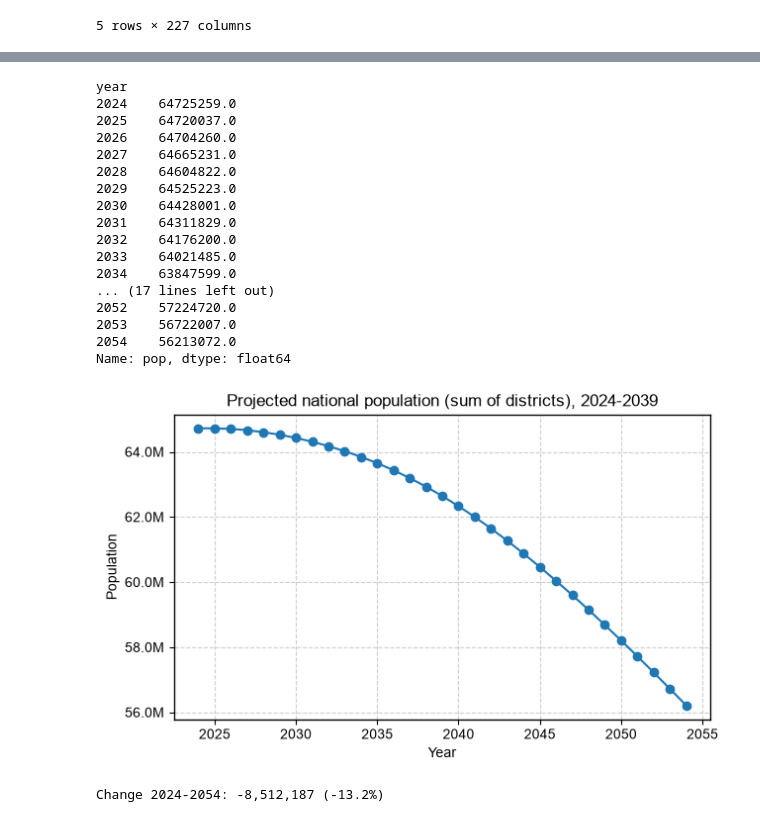
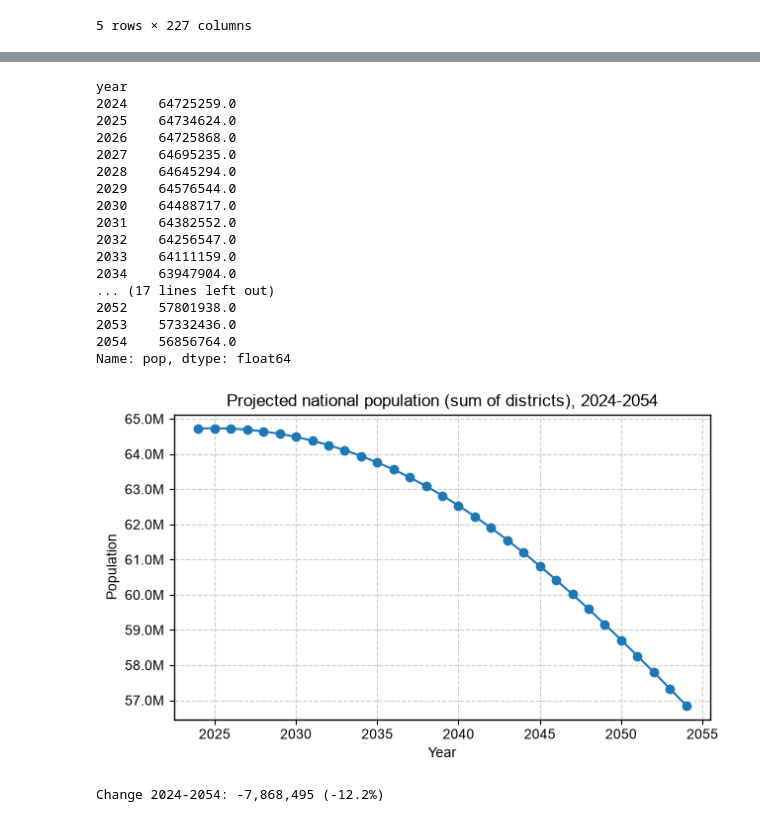
Before and after one commit to psitthirat/HRH, a Jupyter notebook: model.ipynb, the cells around one changed output, grey strips where cells are left out. Saved outputs shown, nothing was run; the diff lists cells and outputs as text; code cells hidden in the pictures.

```diff
--- a/model.ipynb
+++ b/model.ipynb
@@ -241,5 +286,11 @@ District-level ratio trusted for 139484/185600 (district, sex, age) cells (75.2%
 # %%
-# Project each district forward 15 years from the latest actual year using the hybrid rates.
+# Project each district forward from the latest actual year using the hybrid rates.
+# Hamilton-Perry CCR/CCD rule (Wilson & Grossman, 2022, eq. 5-6): a cohort with
+# CCR < 1.0 (declining) is projected multiplicatively with its CCR; a cohort
+# with CCR >= 1.0 (growing) is projected additively with its CCD instead, so a
+# ratio slightly above 1 can't compound into implausible growth over a 30-year
+# horizon. CCD is only applied where it's locally trusted (see previous cell);
+# otherwise even a "growing" cohort still uses the (borrowed) CCR.
 LAST_YEAR = pop_dist['year'].max()
 HORIZON = 30
 
@@ -251,7 +302,7 @@ base = pop_dist[pop_dist['year'] == LAST_YEAR].set_index('dist_id')
 
 current = {
     did: {sex: base.loc[did, state_cols[sex]].to_numpy(dtype=float) for sex in ('m', 'f')}
-    for did in hybrid_ratio
+    for did in hybrid_ccr
 }
 
 records = []
@@ -262,14 +313,15 @@ for did, vecs in current.items():
 for step in range(1, HORIZON + 1):
     year = LAST_YEAR + step
     for did, vecs in current.items():
-        r = hybrid_ratio[did]
+        r, d, trust_local = hybrid_ccr[did], hybrid_ccd[did], hybrid_trust_local[did]
         new_vecs = {}
         for sex in ('m', 'f'):
             v = vecs[sex]
             new_v = np.empty_like(v)
-            new_v[1:100] = v[0:99] * r[sex][0:99]        # ages 1..99 fed from age a-1 the previous year
-            new_v[100] = (v[99] + v[100]) * r[sex][99]    # '100+' pool: inflow from age 99 + retained 100+
-            new_vecs[sex] = new_v
+            use_ccd = (r[sex] >= 1.0) & trust_local[sex]  # growing AND locally-trusted only
+            new_v[1:100] = np.where(use_ccd[0:99], v[0:99] + d[sex][0:99], v[0:99] * r[sex][0:99])
+            new_v[100] = v[99] + d[sex][99] if use_ccd[99] else (v[99] + v[100]) * r[sex][99]
+            new_vecs[sex] = np.maximum(new_v, 0)  # CCD is additive and could otherwise push a cohort negative
 
         repro_women = vecs['f'][15:45].sum()
         births = repro_women * hybrid_birth_rate[did]
@@ -288,37 +340,37 @@ display(pop_dist_proj.groupby('year')['pop'].sum().round(0))
 # %% [output]
 year
 2024    64725259.0
-2025    64720037.0
-2026    64704260.0
-2027    64665231.0
-2028    64604822.0
-2029    64525223.0
-2030    64428001.0
-2031    64311829.0
-2032    64176200.0
-2033    64021485.0
-2034    63847599.0
+2025    64734624.0
+2026    64725868.0
+2027    64695235.0
+2028    64645294.0
+2029    64576544.0
+2030    64488717.0
+2031    64382552.0
+2032    64256547.0
+2033    64111159.0
+2034    63947904.0
 ... (17 lines left out)
-2052    57224720.0
-2053    56722007.0
-2054    56213072.0
+2052    57801938.0
+2053    57332436.0
+2054    56856764.0
 Name: pop, dtype: float64
 # %%
 # Sanity check: national total should move gradually, not explode or collapse,
 # and should be broadly consistent with Thailand's known low-fertility trajectory.
 national = pop_dist_proj.groupby('year')['pop'].sum()
 
 fig, ax = plt.subplots(figsize=(7, 4))
 ax.plot(national.index, national.values, marker='o')
-ax.set_title('Projected national population (sum of districts), 2024-2039')
+ax.set_title(f'Projected national population (sum of districts), {min(pop_dist_proj['year'])}-{max(pop_dist_proj['year'])}')
 ax.set_xlabel('Year')
 ax.set_ylabel('Population')
 ax.yaxis.set_major_formatter(mtick.FuncFormatter(lambda x, _: f'{x/1e6:.1f}M'))
 ax.grid(True)
 plt.show()
 
 print(f"Change {LAST_YEAR}-{LAST_YEAR + HORIZON}: {national.iloc[-1] - national.iloc[0]:+,.0f} "
       f"({(national.iloc[-1] / national.iloc[0] - 1):+.1%})")
 # %% [output]
-[figure, old version]
+[figure, new version]
-Change 2024-2054: -8,512,187 (-13.2%)
+Change 2024-2054: -7,868,495 (-12.2%)
```
Also changed, not shown: parts of 19 cells of this notebook.
